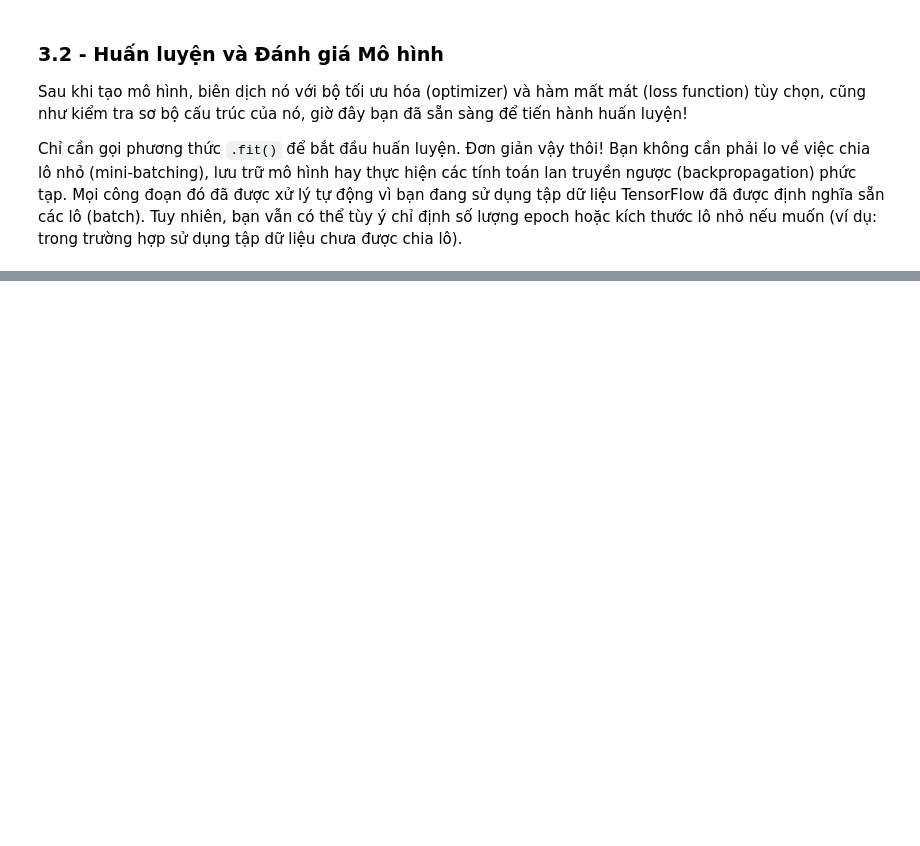
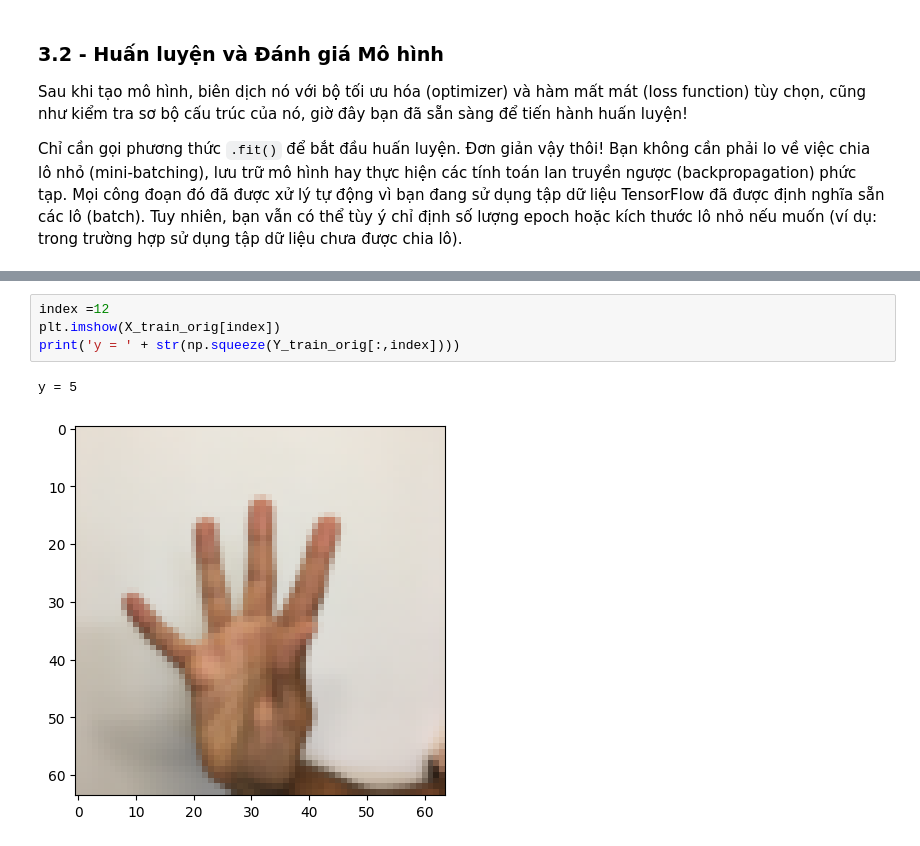
Before and after one commit to tuanldda06/deep-learning-specialization, a Jupyter notebook: dls-c4/C4-Convolutional Neural Networks/week1/W1A2/code.ipynb, the cells around one changed output, grey strips where cells are left out. Saved outputs shown, nothing was run; the diff lists cells and outputs as text; blank space fills up the shorter version.

```diff
--- a/dls-c4/C4-Convolutional Neural Networks/week1/W1A2/code.ipynb
+++ b/dls-c4/C4-Convolutional Neural Networks/week1/W1A2/code.ipynb
@@ -279,0 +319,7 @@ Detected at node StatefulPartitionedCall defined at (most recent call last):
+# %%
+index =12
+plt.imshow(X_train_orig[index])
+print('y = ' + str(np.squeeze(Y_train_orig[:,index])))
+# %% [output]
+y = 5
+[figure, added]
```
Also changed, not shown: parts of 26 cells of this notebook.
